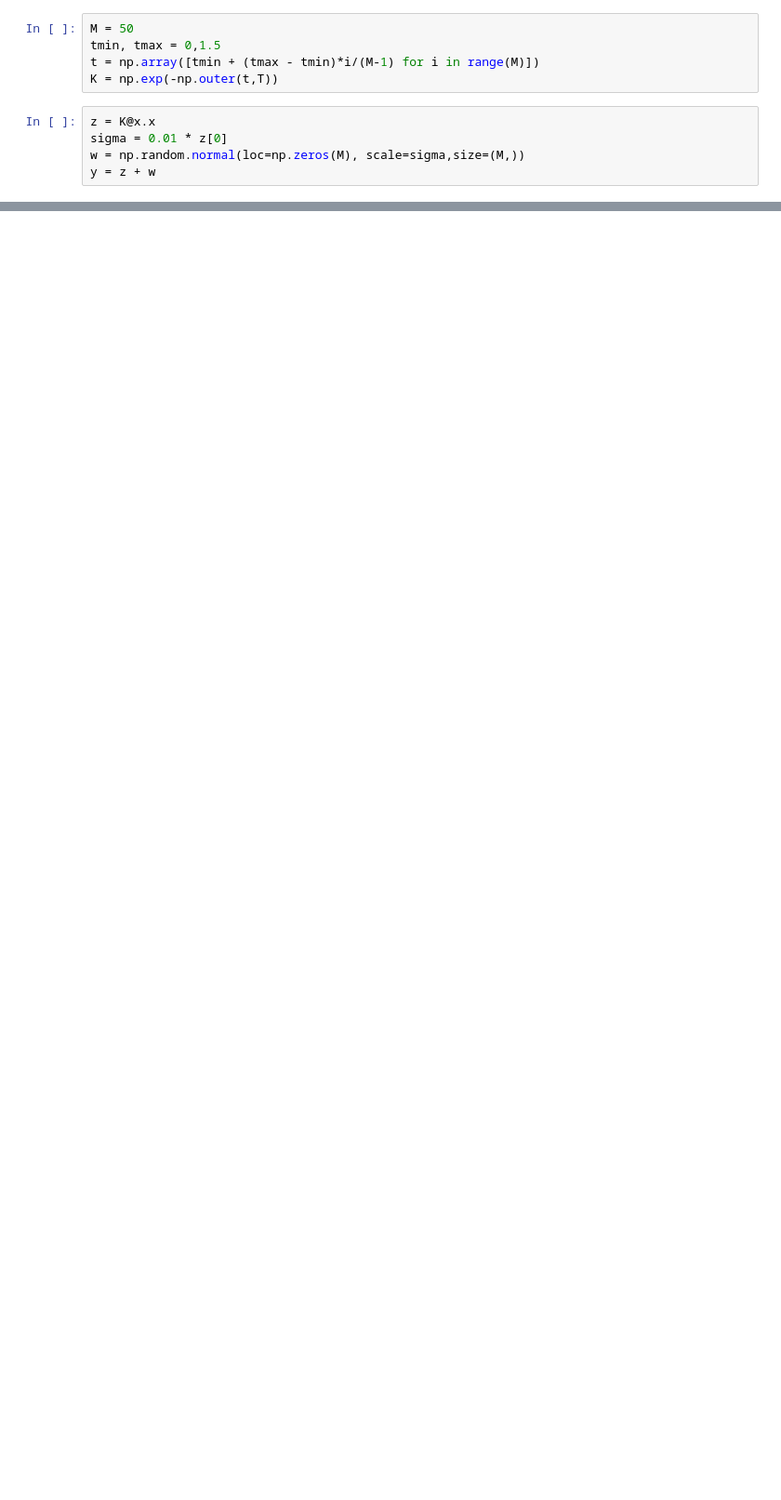
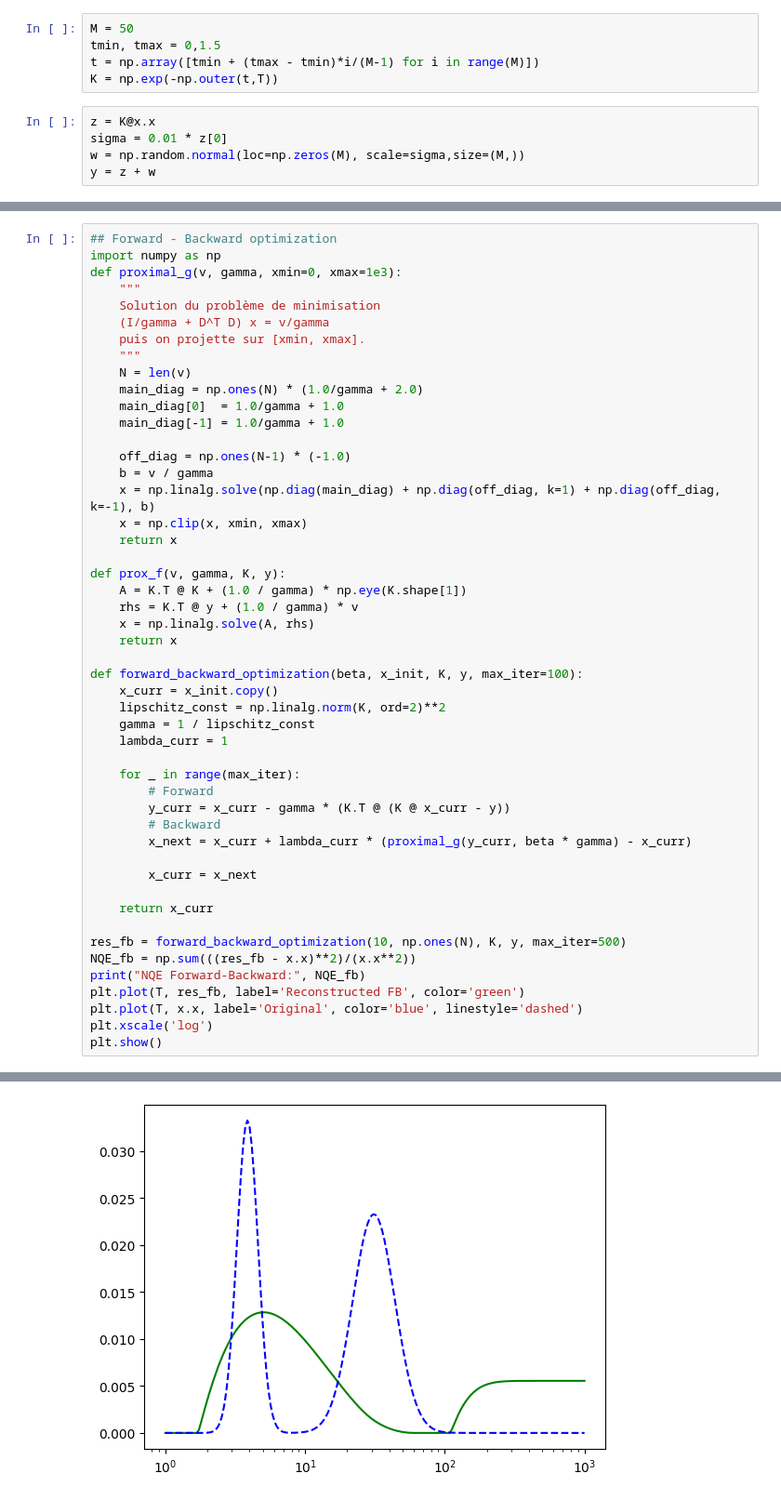
Before and after one commit to agathM/TPLSD, a Jupyter notebook: main.ipynb, the cells around one changed output, grey strips where cells are left out. Shown at 93% size. Cells and saved outputs as stored; diff of their text form; blank space fills up the shorter version.

```diff
--- a/main.ipynb
+++ b/main.ipynb
@@ -49,0 +93,50 @@ plt.plot(t, y)
+# %%
+## Forward - Backward optimization
+import numpy as np
+def proximal_g(v, gamma, xmin=0, xmax=1e3):
+    """
+    Solution du problème de minimisation
+    (I/gamma + D^T D) x = v/gamma
+    puis on projette sur [xmin, xmax].
+    """
+    N = len(v)
+    main_diag = np.ones(N) * (1.0/gamma + 2.0)
+    main_diag[0]  = 1.0/gamma + 1.0
+    main_diag[-1] = 1.0/gamma + 1.0
+
+    off_diag = np.ones(N-1) * (-1.0)
+    b = v / gamma
+    x = np.linalg.solve(np.diag(main_diag) + np.diag(off_diag, k=1) + np.diag(off_diag, k=-1), b)
+    x = np.clip(x, xmin, xmax)
+    return x
+
+def prox_f(v, gamma, K, y):
+    A = K.T @ K + (1.0 / gamma) * np.eye(K.shape[1])
+    rhs = K.T @ y + (1.0 / gamma) * v
+    x = np.linalg.solve(A, rhs)
+    return x
+
+def forward_backward_optimization(beta, x_init, K, y, max_iter=100):
+    x_curr = x_init.copy()
+    lipschitz_const = np.linalg.norm(K, ord=2)**2
+    gamma = 1 / lipschitz_const
+    lambda_curr = 1
+
+    for _ in range(max_iter):
+        # Forward
+        y_curr = x_curr - gamma * (K.T @ (K @ x_curr - y))
+        # Backward
+        x_next = x_curr + lambda_curr * (proximal_g(y_curr, beta * gamma) - x_curr)
+
+        x_curr = x_next
+
+    return x_curr
+
+res_fb = forward_backward_optimization(10, np.ones(N), K, y, max_iter=500)
+NQE_fb = np.sum(((res_fb - x.x)**2)/(x.x**2))
+print("NQE Forward-Backward:", NQE_fb)
+plt.plot(T, res_fb, label='Reconstructed FB', color='green')
+plt.plot(T, x.x, label='Original', color='blue', linestyle='dashed')
+plt.xscale('log')
+plt.show()
+# %% [output]
@@ -49,0 +144 @@ plt.plot(t, y)
+[figure, added]
```
Also changed, not shown: parts of 6 cells of this notebook.
